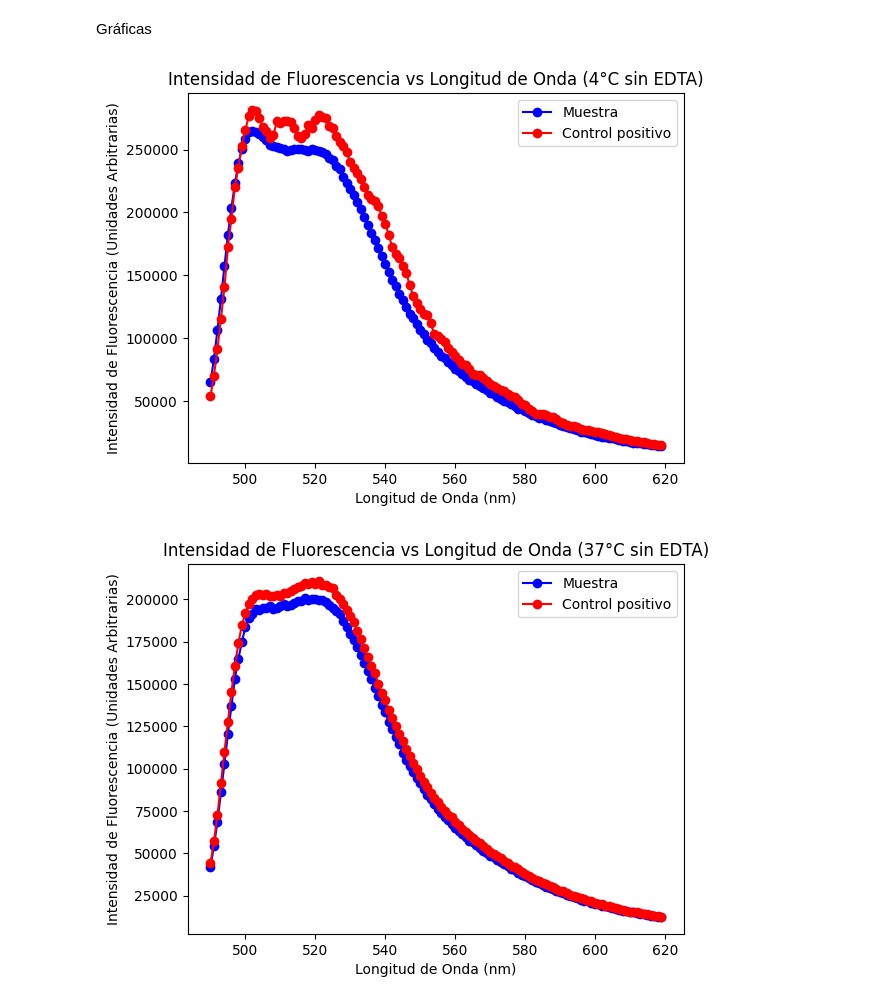
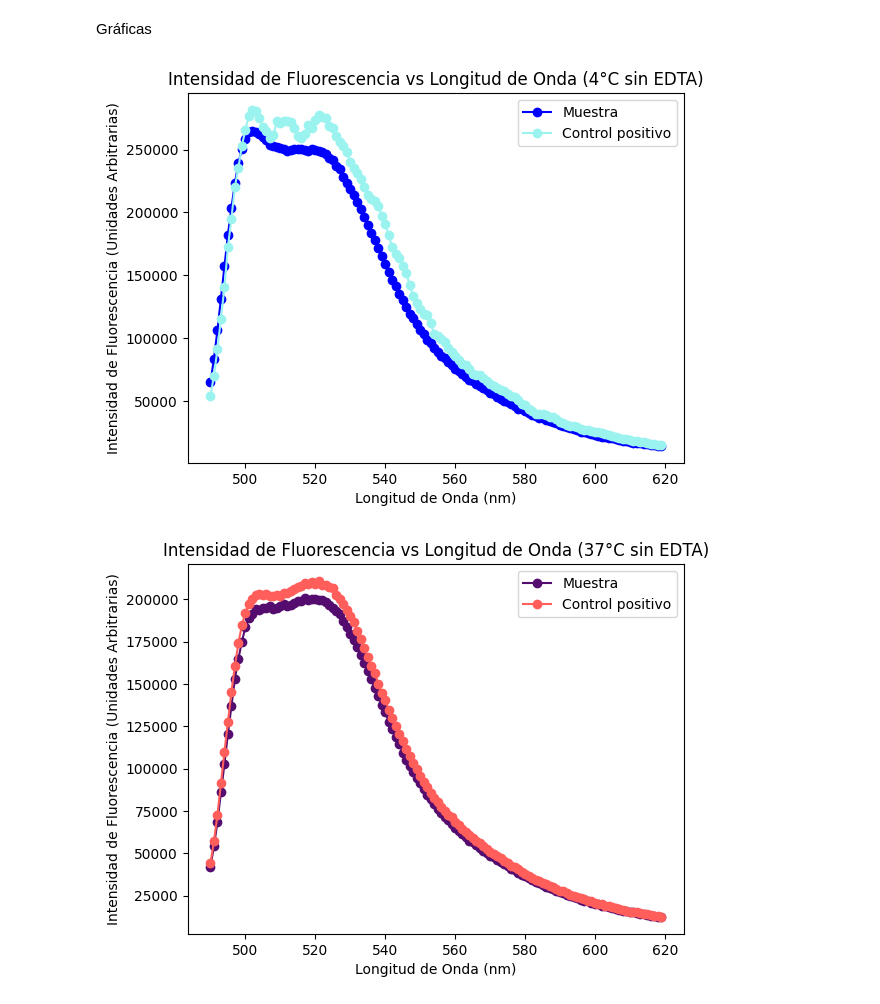
Before and after one commit to ValentinaRincon/Proyecto-exp, a Jupyter notebook: 07-17/fluorometro.ipynb, the cells around one changed output. Cells and saved outputs as stored; diff of their text form; code cells hidden in the pictures.

```diff
--- a/07-17/fluorometro.ipynb
+++ b/07-17/fluorometro.ipynb
@@ -74,7 +74,7 @@ Gráficas
 # Muestra a 4°C sin diluir
 
 plt.plot(longitud_onda(M4C[:130]), intensidad_fluorescencia(M4C[:130]), marker='o', linestyle='-', color='b', label = 'Muestra')
-plt.plot(longitud_onda(P4C[:130]), intensidad_fluorescencia(P4C[:130]), marker='o', color='r', label='Control positivo')
+plt.plot(longitud_onda(P4C[:130]), intensidad_fluorescencia(P4C[:130]), marker='o', color='#9BF3F0', label='Control positivo')
 plt.title('Intensidad de Fluorescencia vs Longitud de Onda (4°C sin EDTA)')
 plt.xlabel('Longitud de Onda (nm)')
 plt.ylabel('Intensidad de Fluorescencia (Unidades Arbitrarias)')
@@ -82,20 +82,20 @@ plt.ylabel('Intensidad de Fluorescencia (Unidades Arbitrarias)')
 plt.legend()
 plt.show()
 # %% [output]
-[figure, old version]
+[figure, new version]
 # %%
 # Muestra a 37°C sin diluir
 
-plt.plot(longitud_onda(M37C[:130]), intensidad_fluorescencia(M37C[:130]), marker='o', linestyle='-', color='b', label = 'Muestra')
-plt.plot(longitud_onda(P37C[:130]), intensidad_fluorescencia(P37C[:130]), marker='o', color='r', label='Control positivo')
+plt.plot(longitud_onda(M37C[:130]), intensidad_fluorescencia(M37C[:130]), marker='o', linestyle='-', color='#540D6E', label = 'Muestra')
+plt.plot(longitud_onda(P37C[:130]), intensidad_fluorescencia(P37C[:130]), marker='o', color='#FF5E5B', label='Control positivo')
 plt.title('Intensidad de Fluorescencia vs Longitud de Onda (37°C sin EDTA)')
 plt.xlabel('Longitud de Onda (nm)')
 plt.ylabel('Intensidad de Fluorescencia (Unidades Arbitrarias)')
 #plt.grid()
 plt.legend()
 plt.show()
 # %% [output]
-[figure, old version]
+[figure, new version]
 # %%
 # Muestra a 4°C diluida
 
```
Also changed, not shown: parts of 2 cells of this notebook.
